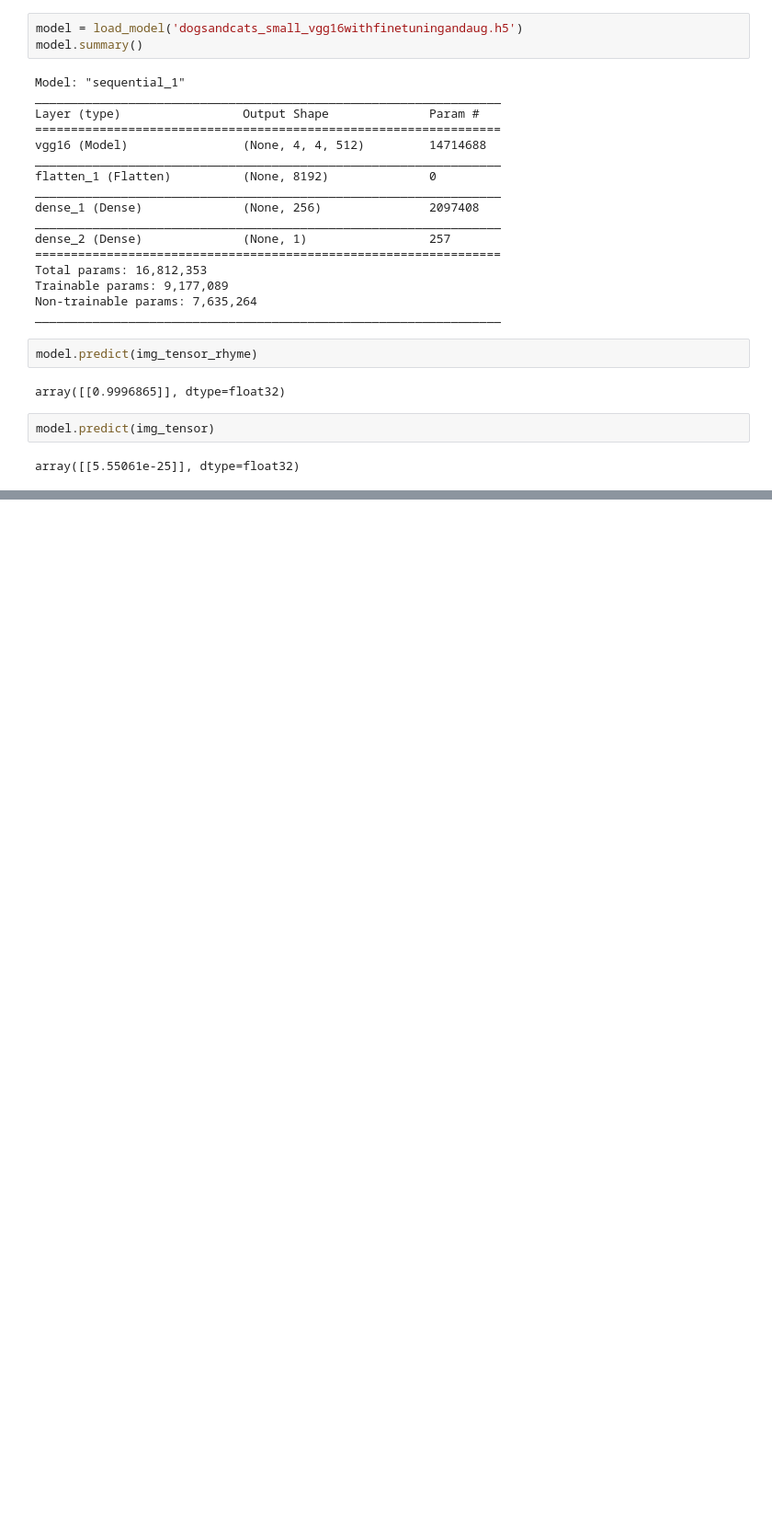
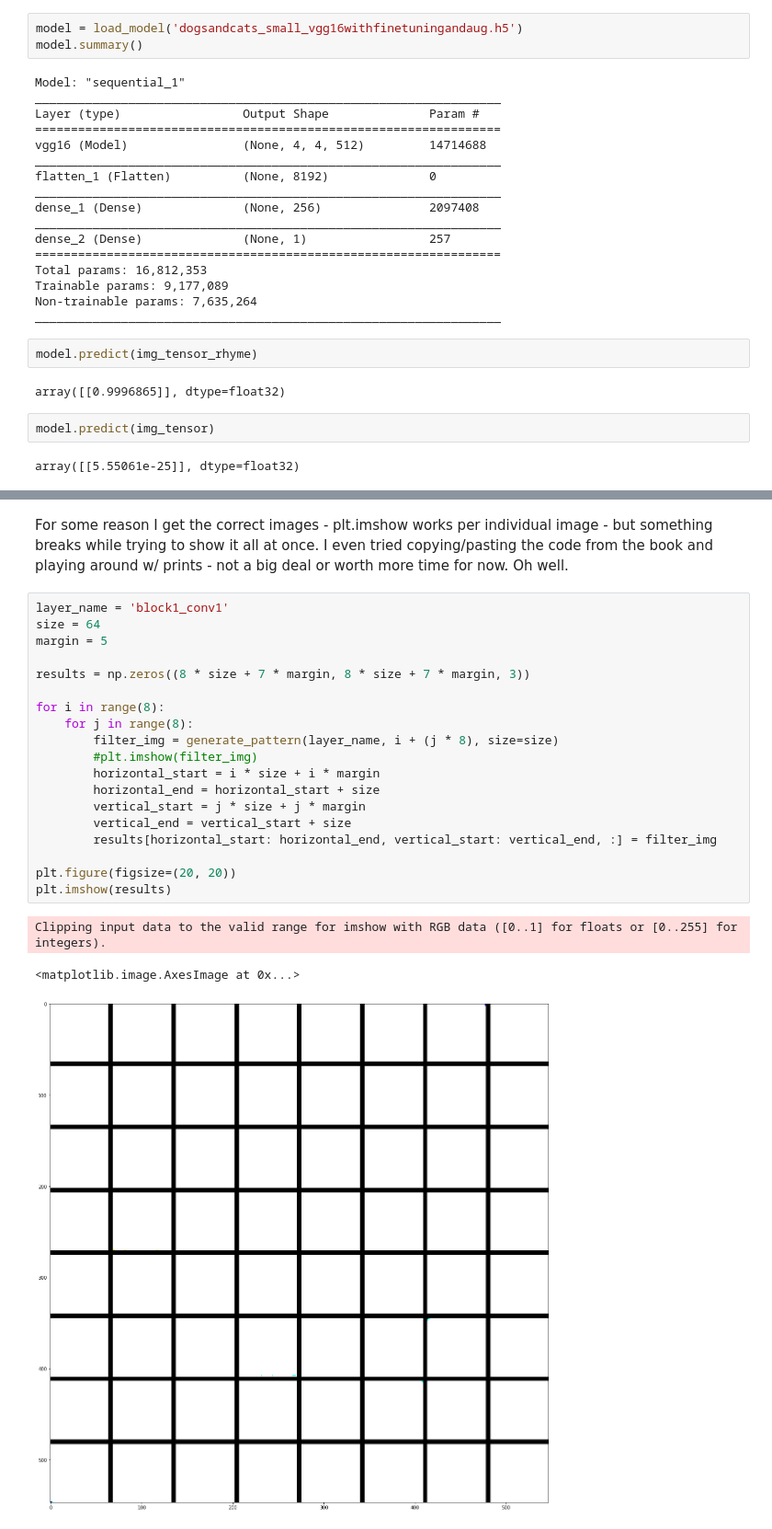
Before and after one commit to aenfield/DeepLearningWithPython, a Jupyter notebook: Conv.ipynb, the cells around one changed output, grey strips where cells are left out. Shown at 92% size. Saved outputs shown, nothing was run; the diff lists cells and outputs as text; blank space fills up the shorter version.

```diff
--- a/Conv.ipynb
+++ b/Conv.ipynb
@@ -1057,0 +1161,25 @@ array([[5.55061e-25]], dtype=float32)
+# %% [markdown]
+For some reason I get the correct images - plt.imshow works per individual image - but something breaks while trying to show it all at once. I even tried copying/pasting the code from the book and playing around w/ prints - not a big deal or worth more time for now. Oh well.
+# %%
+layer_name = 'block1_conv1'
+size = 64
+margin = 5
+
+results = np.zeros((8 * size + 7 * margin, 8 * size + 7 * margin, 3))
+
+for i in range(8):
+    for j in range(8):
+        filter_img = generate_pattern(layer_name, i + (j * 8), size=size)
+        #plt.imshow(filter_img)
+        horizontal_start = i * size + i * margin
+        horizontal_end = horizontal_start + size
+        vertical_start = j * size + j * margin
+        vertical_end = vertical_start + size
+        results[horizontal_start: horizontal_end, vertical_start: vertical_end, :] = filter_img
+
+plt.figure(figsize=(20, 20))
+plt.imshow(results)
+# %% [output]
+Clipping input data to the valid range for imshow with RGB data ([0..1] for floats or [0..255] for integers).
+<matplotlib.image.AxesImage at 0x...>
+[figure, added]
```
Also changed, not shown: parts of 22 cells of this notebook.
